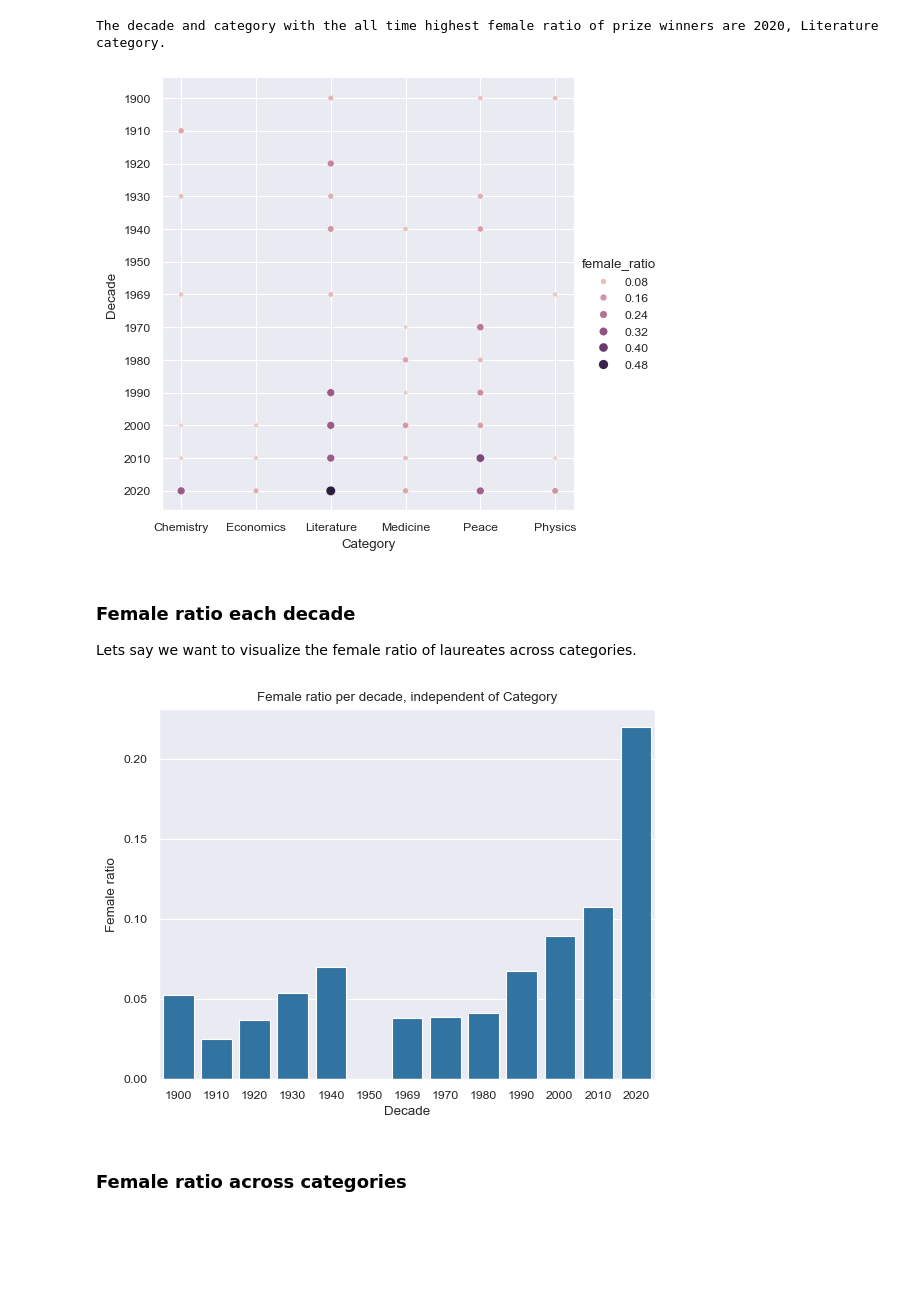
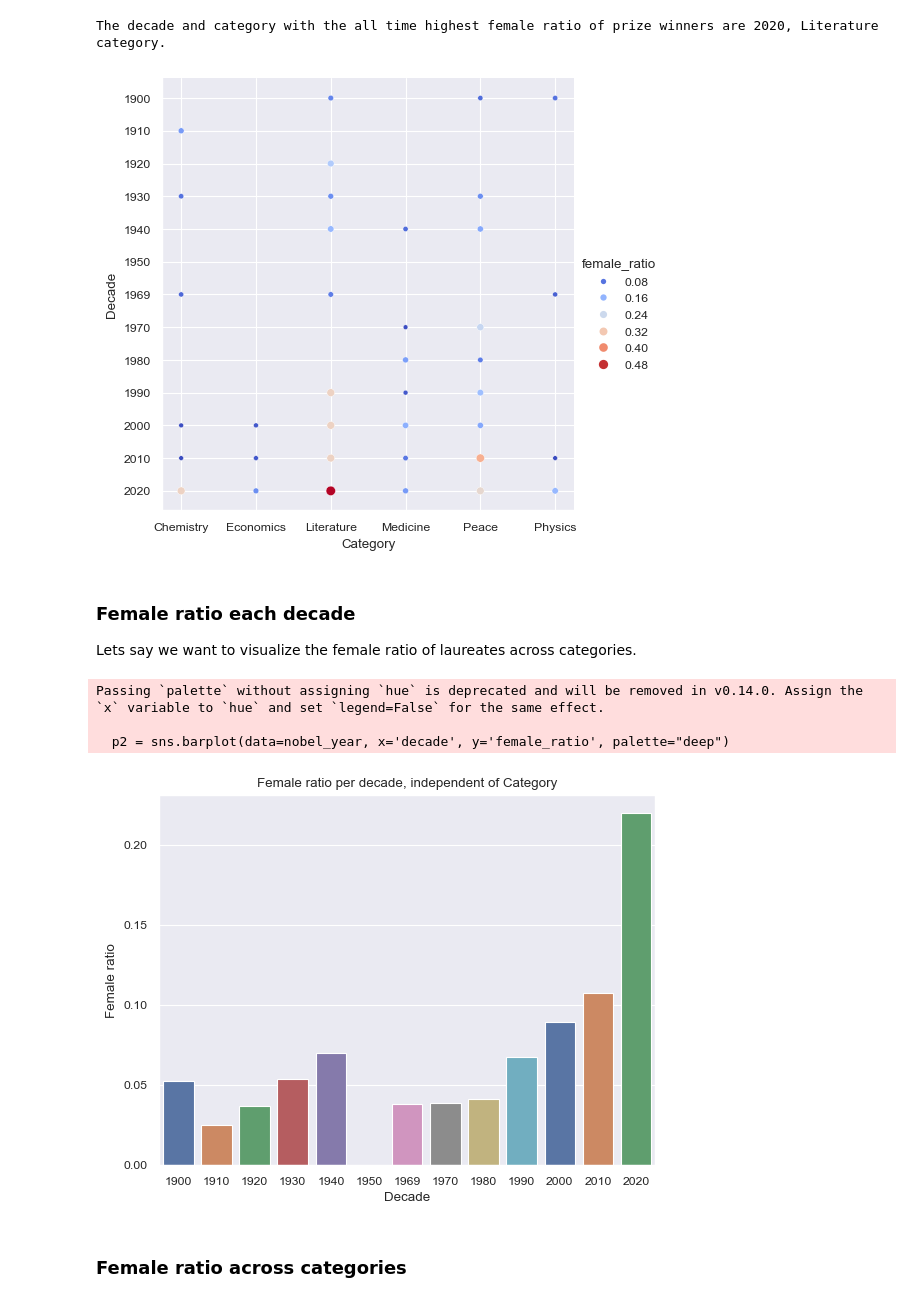
Before and after one commit to lenelise/Nobel_prize, a Jupyter notebook: nobel_prize.ipynb, the cells around one changed output. Cells and saved outputs as stored; diff of their text form; code cells hidden in the pictures; blank space fills up the shorter version.

```diff
--- a/nobel_prize.ipynb
+++ b/nobel_prize.ipynb
@@ -207,11 +206,17 @@ print("The decade and category with the all time highest female ratio of prize w
 # %% [output]
 The decade and category with the all time highest female ratio of prize winners are 2020, Literature category.
 # %%
-p1 = sns.relplot(kind='scatter', data=nobel_dec_cat, hue='female_ratio', x='category', y='decade', size="female_ratio")
+p1 = sns.relplot(kind='scatter', data=nobel_dec_cat,
+                 hue='female_ratio',
+                 x='category',
+                 y='decade',
+                 size="female_ratio",
+                 palette="coolwarm"
+                 )
 p1.set(ylabel="Decade", xlabel="Category")
 plt.show()
 # %% [output]
-[figure, old version]
+[figure, new version]
 # %% [markdown]
 ### Female ratio each decade
 Lets say we want to visualize the female ratio of laureates across categories.
@@ -222,11 +227,14 @@ nobel_female_year = nobel_female_year.loc['Female']
 nobel_year['female_ratio'] = nobel_female_year['category']/nobel_year['category']
 #nobel_year.head()
 # %%
-p2 = sns.barplot(data=nobel_year, x='decade', y='female_ratio')
+p2 = sns.barplot(data=nobel_year, x='decade', y='female_ratio', palette="deep")
 p2.set(title="Female ratio per decade, independent of Category", ylabel="Female ratio", xlabel="Decade")
 plt.show()
 # %% [output]
+Passing `palette` without assigning `hue` is deprecated and will be removed in v0.14.0. Assign the `x` variable to `hue` and set `legend=False` for the same effect.
+
+  p2 = sns.barplot(data=nobel_year, x='decade', y='female_ratio', palette="deep")
-[figure, old version]
+[figure, new version]
 # %% [markdown]
 ### Female ratio across categories
 # %%
```
Also changed, not shown: parts of 16 cells of this notebook.
